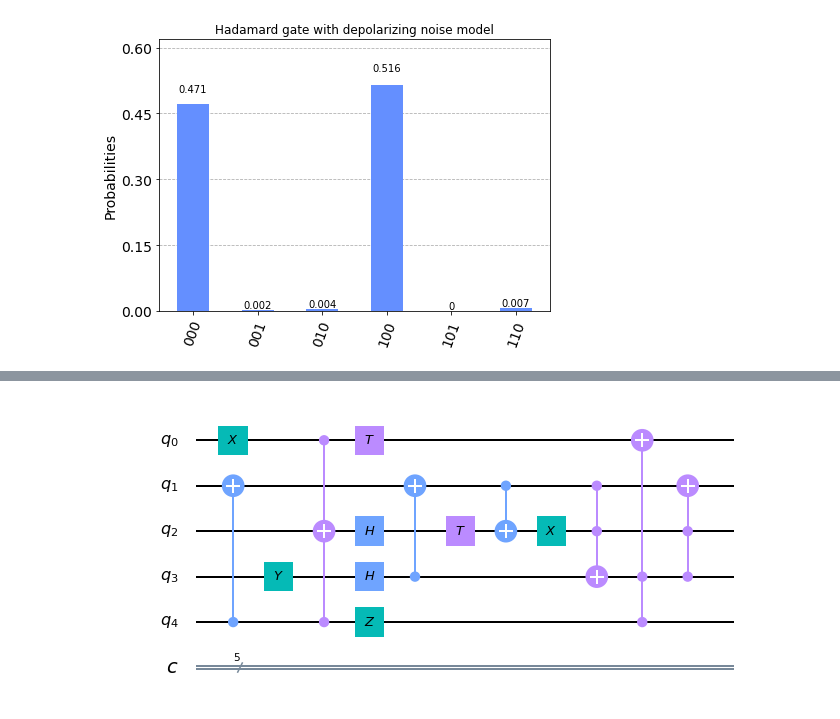
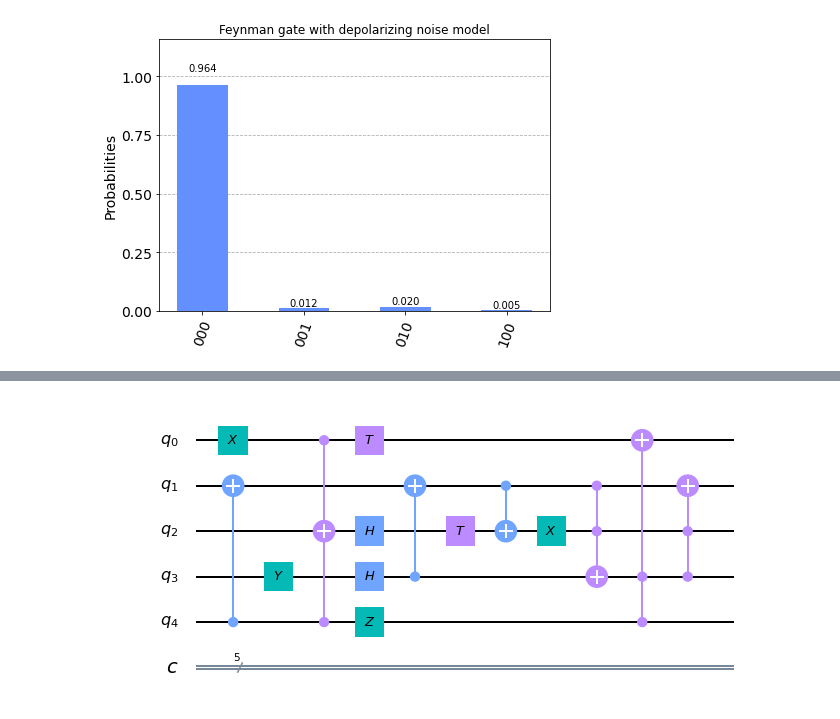
Before and after one commit to maggie-bao202/Quantum-Decoherence, a Jupyter notebook: main.ipynb, the cells around one changed output, grey strips where cells are left out. Saved outputs shown, nothing was run; the diff lists cells and outputs as text; code cells hidden in the pictures.

```diff
--- a/main.ipynb
+++ b/main.ipynb
@@ -41,16 +105,19 @@ NoiseModel:
 # %%
 # Get the basis gates for the noise model
 basis_gates = noise_model.basis_gates
 
 # Select the QasmSimulator from the Aer provider
 simulator = Aer.get_backend('qasm_simulator')
 
 # Execute noisy simulation and get counts
 result_noise = execute(circ, simulator,
                        noise_model=noise_model,
                        coupling_map=coupling_map,
                        basis_gates=basis_gates).result()
 counts_noise = result_noise.get_counts(circ)
-plot_histogram(counts_noise, title="Hadamard gate with depolarizing noise model")
+plot_histogram(counts_noise, title="Feynman gate with depolarizing noise model")
+#Now let us look at the noise model of the CNOT gate. Again, an actual quantum computer has the probability of
+#snapping to a unpredicted state after measurement. Notice how the probability for error is greater in Feynman than
+#it is in Hadamard. We think this is because H is a one qubit gate, while CNOT spans across two qubits.
 # %% [output]
-[figure, old version]
+[figure, new version]
```
Also changed, not shown: parts of 20 cells of this notebook.
